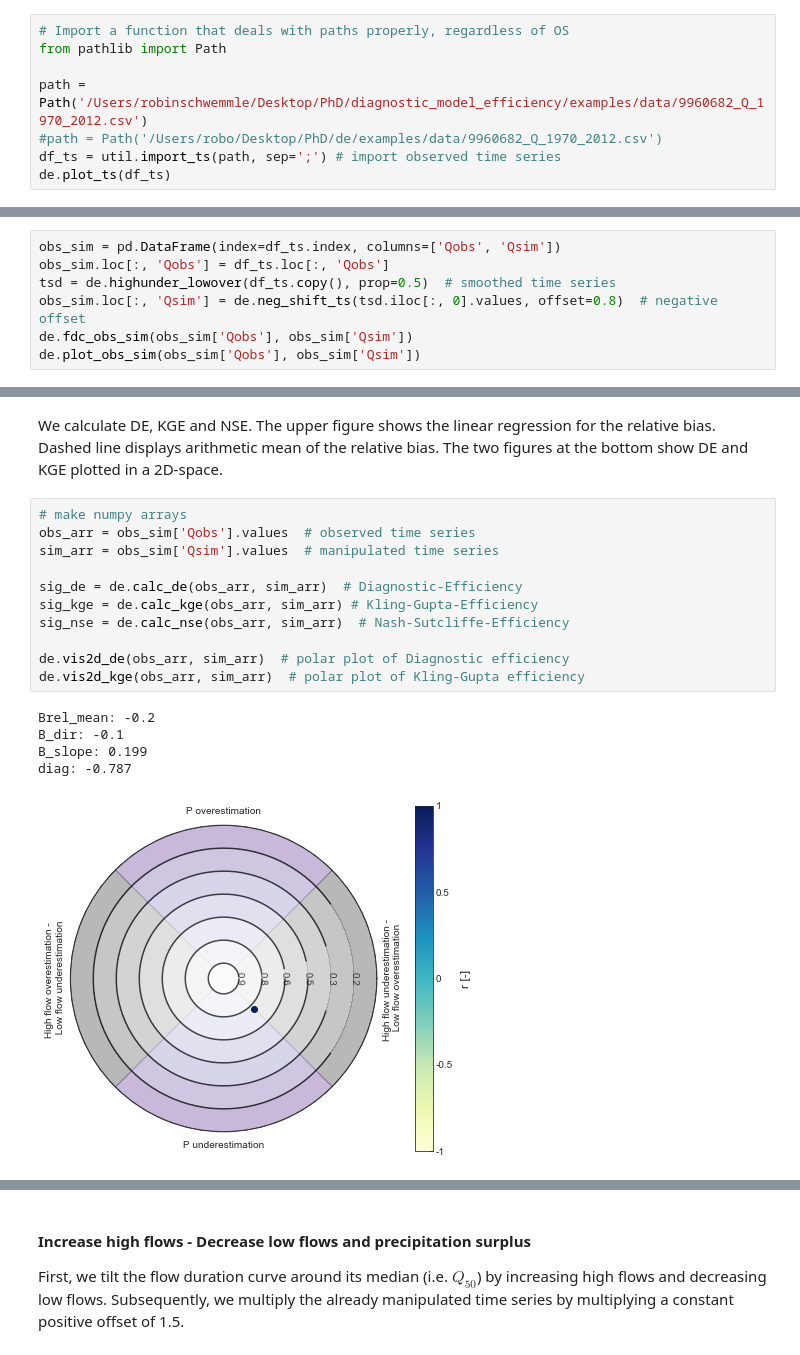
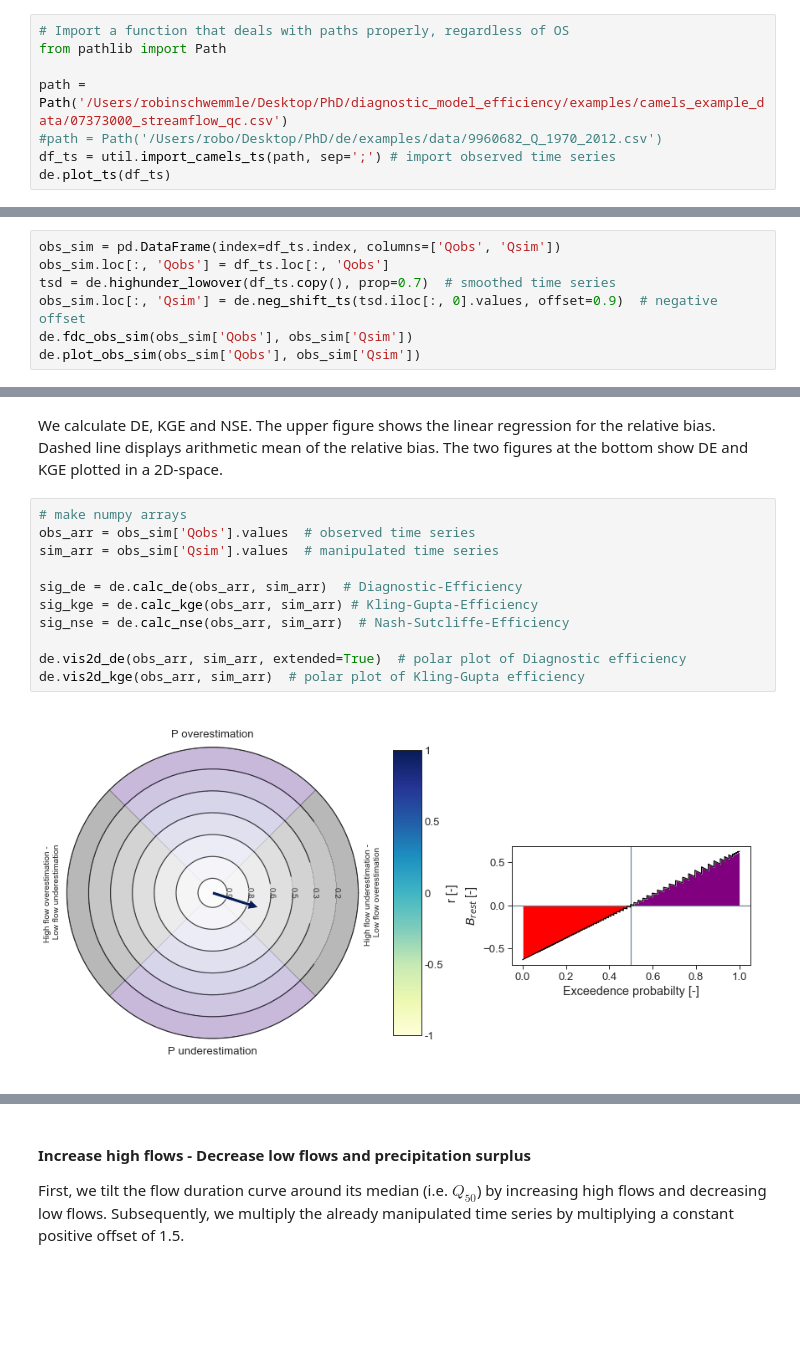
Before and after one commit to Hydrology-IFH/diag-eff, a Jupyter notebook: examples.ipynb, the cells around one changed output, grey strips where cells are left out. Drawn from its saved outputs; the diff is of its cells as text; blank space fills up the shorter version.

```diff
--- a/examples.ipynb
+++ b/examples.ipynb
@@ -46,8 +35,8 @@ First, we import a daily observed streamflow time series and plot the time serie
 # Import a function that deals with paths properly, regardless of OS
 from pathlib import Path
 
-path = Path('/Users/robinschwemmle/Desktop/PhD/diagnostic_model_efficiency/examples/data/9960682_Q_1970_2012.csv')
+path = Path('/Users/robinschwemmle/Desktop/PhD/diagnostic_model_efficiency/examples/camels_example_data/07373000_streamflow_qc.csv')
 #path = Path('/Users/robo/Desktop/PhD/de/examples/data/9960682_Q_1970_2012.csv')
-df_ts = util.import_ts(path, sep=';') # import observed time series
+df_ts = util.import_camels_ts(path, sep=';') # import observed time series
 de.plot_ts(df_ts)
 # %% [output]
@@ -495,8 +456,8 @@ First, we tilt the flow duration curve around its median (i.e. $Q_{50}$) by decr
 # %%
 obs_sim = pd.DataFrame(index=df_ts.index, columns=['Qobs', 'Qsim'])
 obs_sim.loc[:, 'Qobs'] = df_ts.loc[:, 'Qobs']
-tsd = de.highunder_lowover(df_ts.copy(), prop=0.5)  # smoothed time series
-obs_sim.loc[:, 'Qsim'] = de.neg_shift_ts(tsd.iloc[:, 0].values, offset=0.8)  # negative offset
+tsd = de.highunder_lowover(df_ts.copy(), prop=0.7)  # smoothed time series
+obs_sim.loc[:, 'Qsim'] = de.neg_shift_ts(tsd.iloc[:, 0].values, offset=0.9)  # negative offset
 de.fdc_obs_sim(obs_sim['Qobs'], obs_sim['Qsim'])
 de.plot_obs_sim(obs_sim['Qobs'], obs_sim['Qsim'])
 # %% [output]
@@ -507,17 +468,13 @@ We calculate DE, KGE and NSE. The upper figure shows the linear regression for t
 # %%
 # make numpy arrays
 obs_arr = obs_sim['Qobs'].values  # observed time series
 sim_arr = obs_sim['Qsim'].values  # manipulated time series
 
 sig_de = de.calc_de(obs_arr, sim_arr)  # Diagnostic-Efficiency
 sig_kge = de.calc_kge(obs_arr, sim_arr) # Kling-Gupta-Efficiency
 sig_nse = de.calc_nse(obs_arr, sim_arr)  # Nash-Sutcliffe-Efficiency
 
-de.vis2d_de(obs_arr, sim_arr)  # polar plot of Diagnostic efficiency
+de.vis2d_de(obs_arr, sim_arr, extended=True)  # polar plot of Diagnostic efficiency
 de.vis2d_kge(obs_arr, sim_arr)  # polar plot of Kling-Gupta efficiency
 # %% [output]
-Brel_mean: -0.2
-B_dir: -0.1
-B_slope: 0.199
-diag: -0.787
-[figure, old version]
+[figure, new version]
```
Also changed, not shown: parts of 43 cells of this notebook, 7 other files.
